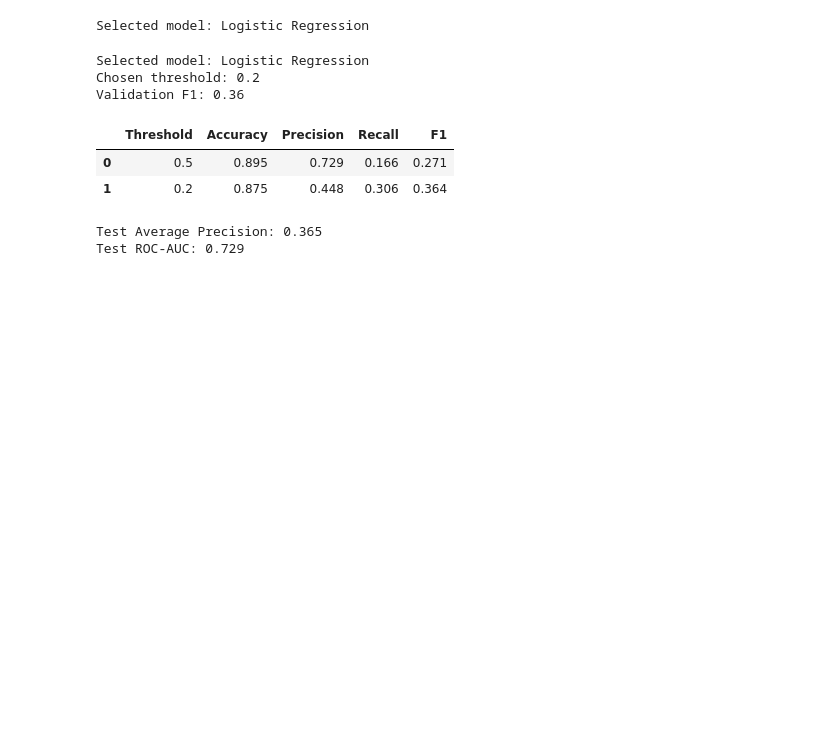
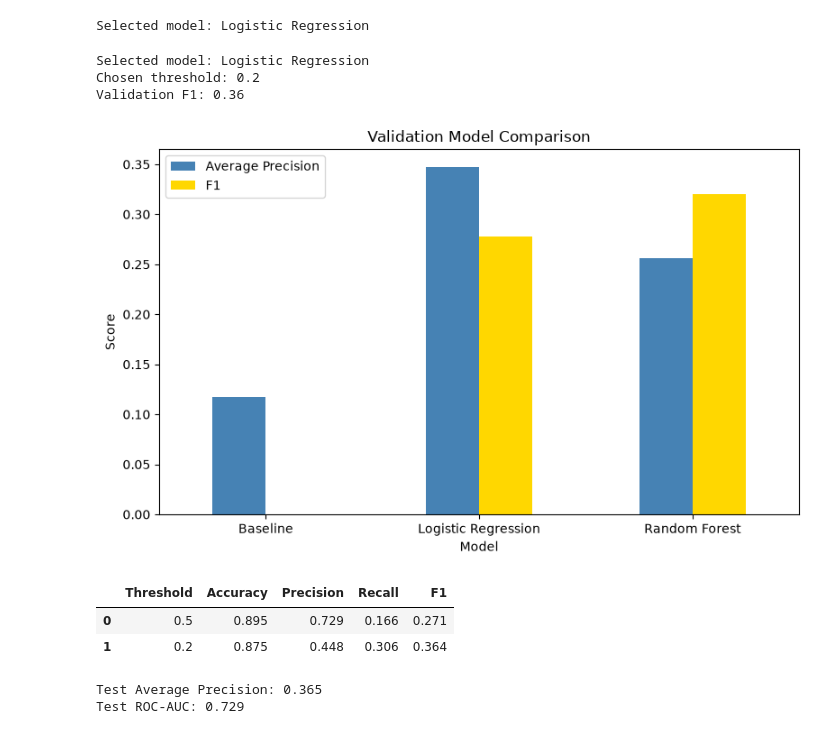
Before and after one commit to academyquantum85-star/A2_Bank_Marketing, a Jupyter notebook: a2_bank_marketing.ipynb, the cells around one changed output. Drawn from its saved outputs; the diff is of its cells as text; code cells hidden in the pictures; blank space fills up the shorter version.

```diff
--- a/a2_bank_marketing.ipynb
+++ b/a2_bank_marketing.ipynb
@@ -252,6 +260,20 @@ print("Validation F1:", round(best_valid_f1, 3))
 Selected model: Logistic Regression
 Chosen threshold: 0.2
 Validation F1: 0.36
+# %%
+validation_results[["Average Precision", "F1"]].plot(
+    kind="bar",
+    figsize=(8, 5),
+    color=["steelblue", "gold"]
+)
+
+plt.title("Validation Model Comparison")
+plt.ylabel("Score")
+plt.xticks(rotation=0)
+plt.tight_layout()
+plt.show()
+# %% [output]
+[figure, added]
 # %%
 test_probabilities = selected_model.predict_proba(X_test)[:, 1]
 test_rows = []
```
Also changed, not shown: parts of 5 cells of this notebook.
